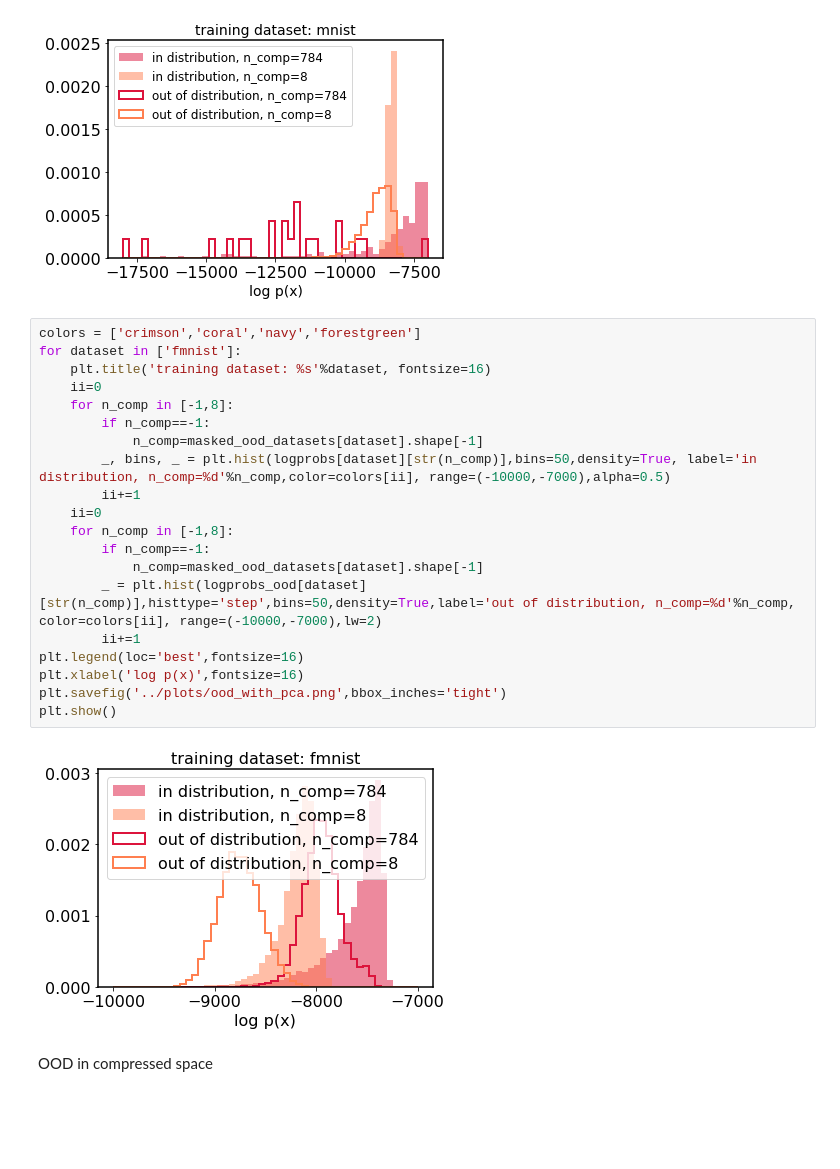
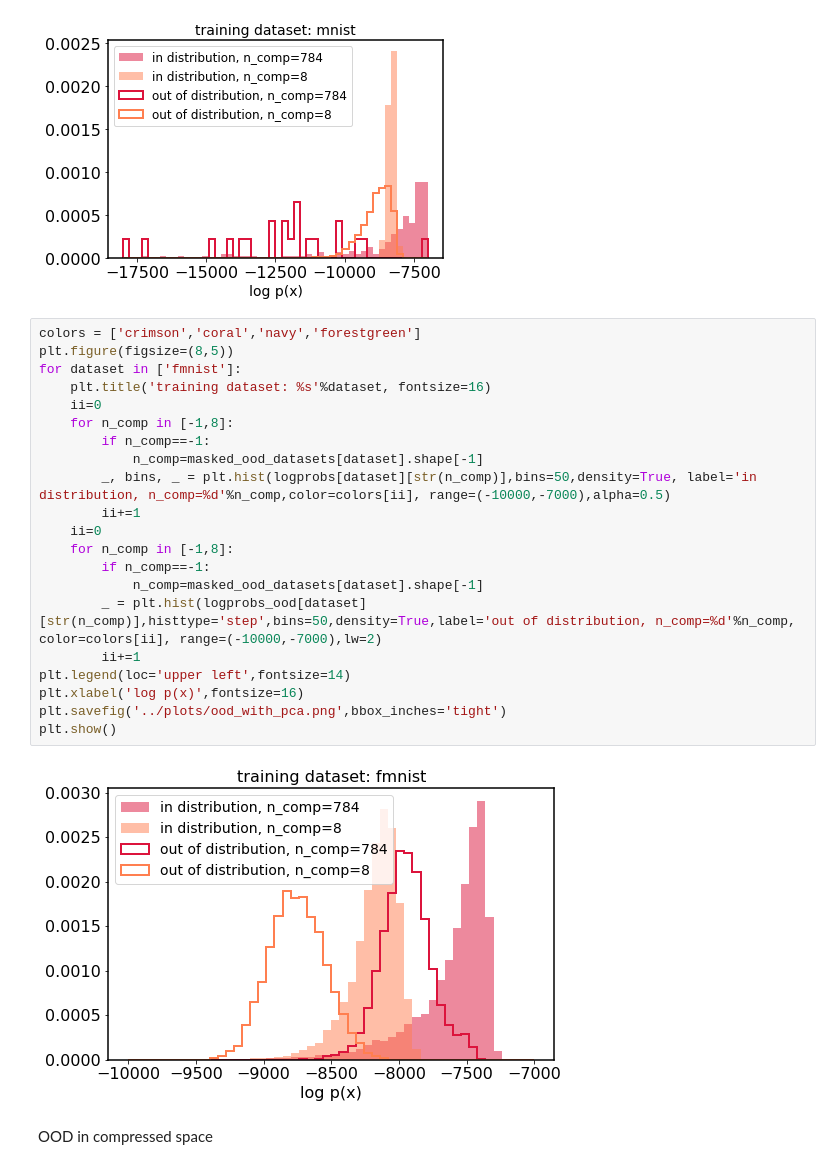
Before and after one commit to VMBoehm/pca-classifier, a Jupyter notebook: notebooks/ood_data_space_ML.ipynb, the cells around one changed output. Drawn from its saved outputs; the diff is of its cells as text; blank space fills up the shorter version.

Commit message:
plots for talk

```diff
--- a/notebooks/ood_data_space_ML.ipynb
+++ b/notebooks/ood_data_space_ML.ipynb
@@ -183,26 +183,27 @@ plt.show()
 [figure]
 # %%
 colors = ['crimson','coral','navy','forestgreen']
+plt.figure(figsize=(8,5))
 for dataset in ['fmnist']:
     plt.title('training dataset: %s'%dataset, fontsize=16)
     ii=0
     for n_comp in [-1,8]:
         if n_comp==-1:
             n_comp=masked_ood_datasets[dataset].shape[-1]
         _, bins, _ = plt.hist(logprobs[dataset][str(n_comp)],bins=50,density=True, label='in distribution, n_comp=%d'%n_comp,color=colors[ii], range=(-10000,-7000),alpha=0.5)
         ii+=1
     ii=0
     for n_comp in [-1,8]:
         if n_comp==-1:
             n_comp=masked_ood_datasets[dataset].shape[-1]
         _ = plt.hist(logprobs_ood[dataset][str(n_comp)],histtype='step',bins=50,density=True,label='out of distribution, n_comp=%d'%n_comp, color=colors[ii], range=(-10000,-7000),lw=2)
         ii+=1
-plt.legend(loc='best',fontsize=16)
+plt.legend(loc='upper left',fontsize=14)
 plt.xlabel('log p(x)',fontsize=16)
 plt.savefig('../plots/ood_with_pca.png',bbox_inches='tight')
 plt.show()
 # %% [output]
-[figure, old version]
+[figure, new version]
 # %% [markdown]
 OOD in compressed space
 # %%
```
